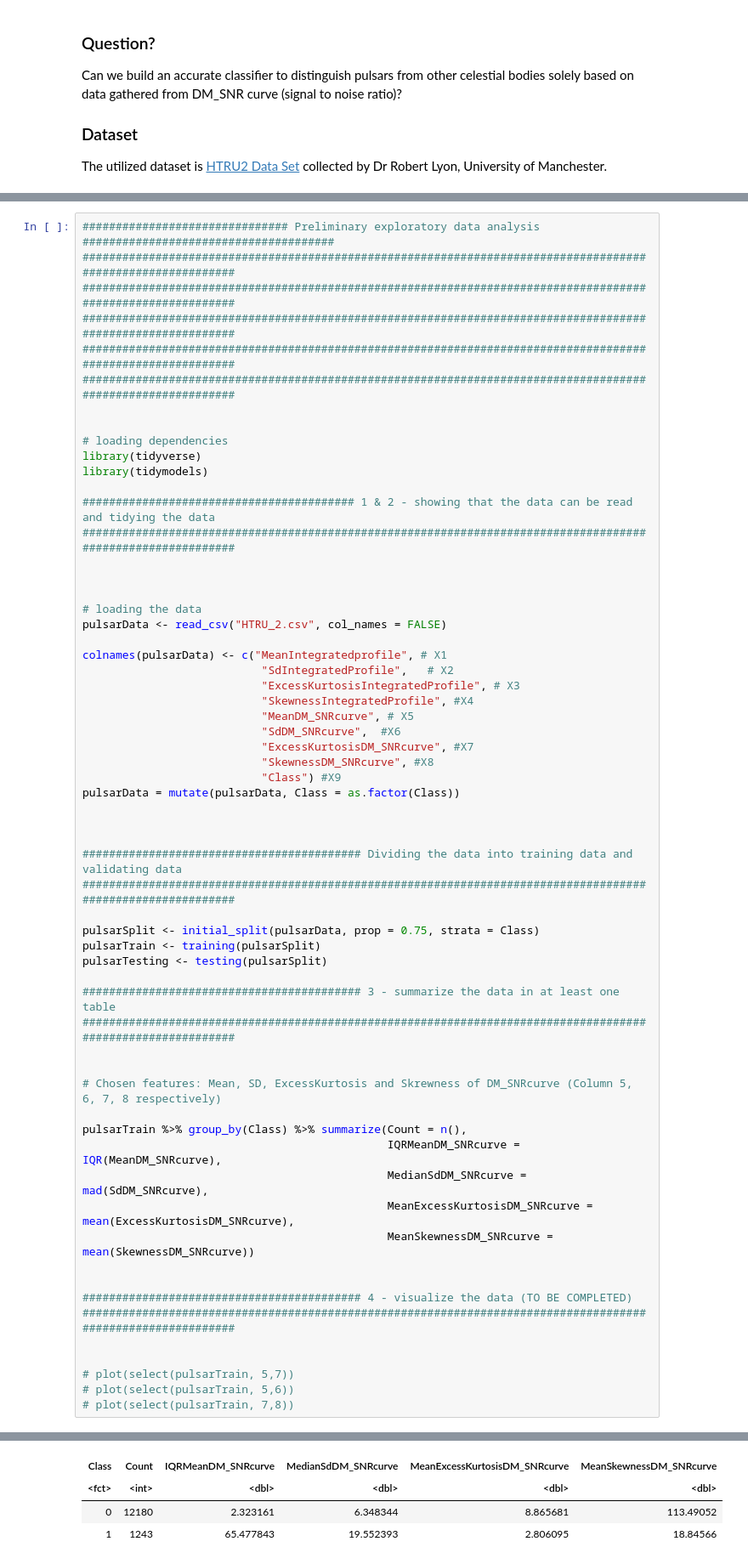
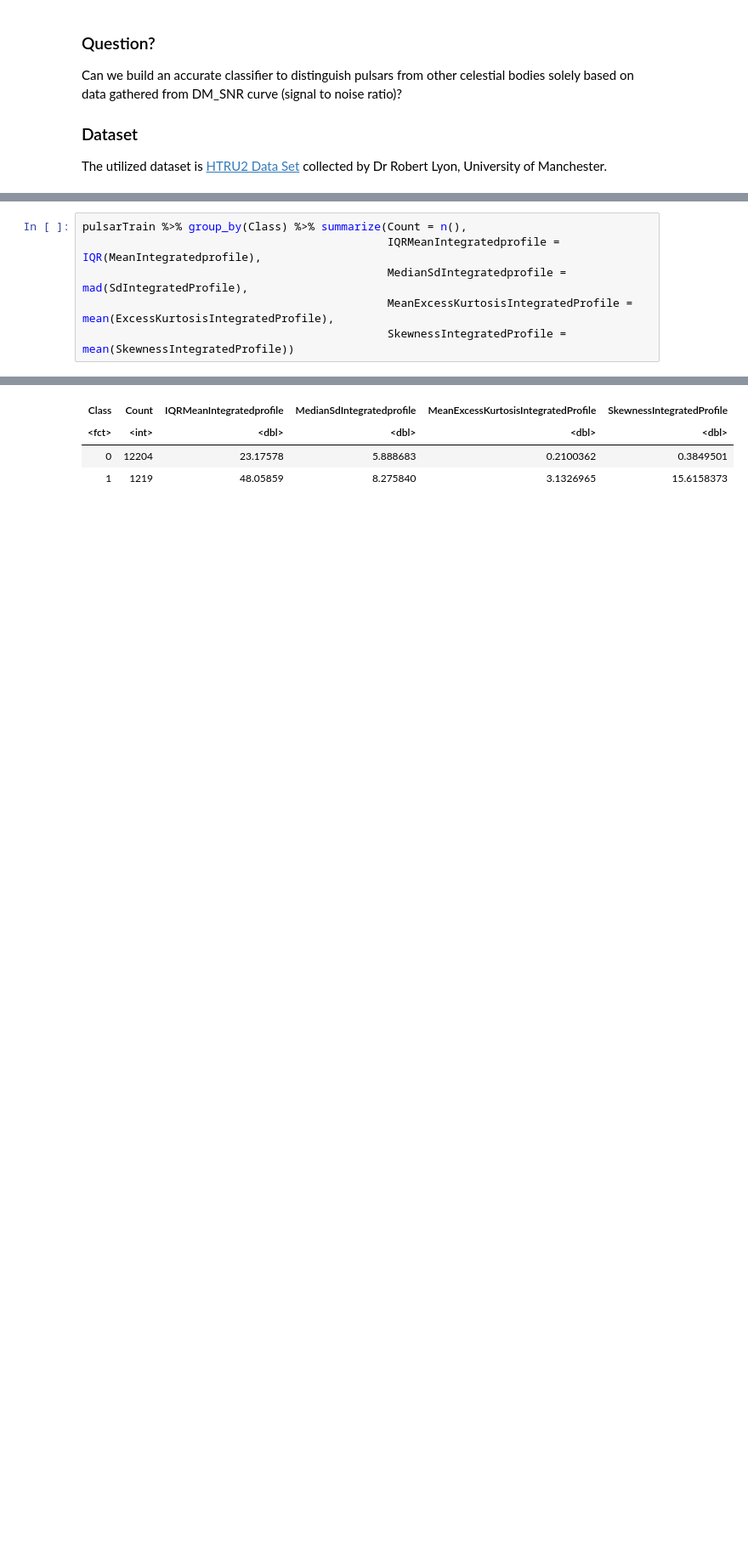
Before and after one commit to redradman/DSCI100Project, a Jupyter notebook: ProjectDSCI100.ipynb, the cells around one changed output, grey strips where cells are left out. Shown at 85% size. Cells and saved outputs as stored; diff of their text form; blank space fills up the shorter version.

```diff
--- a/ProjectDSCI100.ipynb
+++ b/ProjectDSCI100.ipynb
@@ -21,62 +53,7 @@ The utilized dataset is [HTRU2 Data Set](https://archive.ics.uci.edu/ml/datasets
 # %%
-############################### Preliminary exploratory data analysis ######################################
-############################################################################################################
-############################################################################################################
-############################################################################################################
-############################################################################################################
-############################################################################################################
-
-
-# loading dependencies
-library(tidyverse)
-library(tidymodels)
-
-######################################### 1 & 2 - showing that the data can be read and tidying the data
-############################################################################################################
-
-
-
-# loading the data
-pulsarData <- read_csv("HTRU_2.csv", col_names = FALSE)
-
-colnames(pulsarData) <- c("MeanIntegratedprofile", # X1
-                           "SdIntegratedProfile",   # X2
-                           "ExcessKurtosisIntegratedProfile", # X3
-                           "SkewnessIntegratedProfile", #X4
-                           "MeanDM_SNRcurve", # X5
-                           "SdDM_SNRcurve",  #X6
-                           "ExcessKurtosisDM_SNRcurve", #X7
-                           "SkewnessDM_SNRcurve", #X8
-                           "Class") #X9
-pulsarData = mutate(pulsarData, Class = as.factor(Class))
-
-
-
-########################################## Dividing the data into training data and validating data
-############################################################################################################
-
-pulsarSplit <- initial_split(pulsarData, prop = 0.75, strata = Class)
-pulsarTrain <- training(pulsarSplit)
-pulsarTesting <- testing(pulsarSplit)
-
-########################################## 3 - summarize the data in at least one table
-############################################################################################################
-
-
-# Chosen features: Mean, SD, ExcessKurtosis and Skrewness of DM_SNRcurve (Column 5, 6, 7, 8 respectively)
-
 pulsarTrain %>% group_by(Class) %>% summarize(Count = n(),
-                                              IQRMeanDM_SNRcurve = IQR(MeanDM_SNRcurve),
-                                              MedianSdDM_SNRcurve = mad(SdDM_SNRcurve),
-                                              MeanExcessKurtosisDM_SNRcurve = mean(ExcessKurtosisDM_SNRcurve),
-                                              MeanSkewnessDM_SNRcurve = mean(SkewnessDM_SNRcurve))
-
-
-########################################## 4 - visualize the data (TO BE COMPLETED)
-############################################################################################################
-
-
-# plot(select(pulsarTrain, 5,7))
-# plot(select(pulsarTrain, 5,6))
-# plot(select(pulsarTrain, 7,8))
+                                              IQRMeanIntegratedprofile = IQR(MeanIntegratedprofile),
+                                              MedianSdIntegratedprofile = mad(SdIntegratedProfile),
+                                              MeanExcessKurtosisIntegratedProfile = mean(ExcessKurtosisIntegratedProfile),
+                                              SkewnessIntegratedProfile = mean(SkewnessIntegratedProfile))
 # %% [output]
@@ -101,4 +61,4 @@ A tibble: 2 × 6
-| Class | Count | IQRMeanDM_SNRcurve | MedianSdDM_SNRcurve | MeanExcessKurtosisDM_SNRcurve | MeanSkewnessDM_SNRcurve |
+| Class | Count | IQRMeanIntegratedprofile | MedianSdIntegratedprofile | MeanExcessKurtosisIntegratedProfile | SkewnessIntegratedProfile |
 | <fct> | <int> | <dbl> | <dbl> | <dbl> | <dbl> |
-| 0 | 12180 | 2.323161 | 6.348344 | 8.865681 | 113.49052 |
-| 1 | 1243 | 65.477843 | 19.552393 | 2.806095 | 18.84566 |
+| 0 | 12204 | 23.17578 | 5.888683 | 0.2100362 | 0.3849501 |
+| 1 | 1219 | 48.05859 | 8.275840 | 3.1326965 | 15.6158373 |
```
Also changed, not shown: parts of 13 cells of this notebook.
